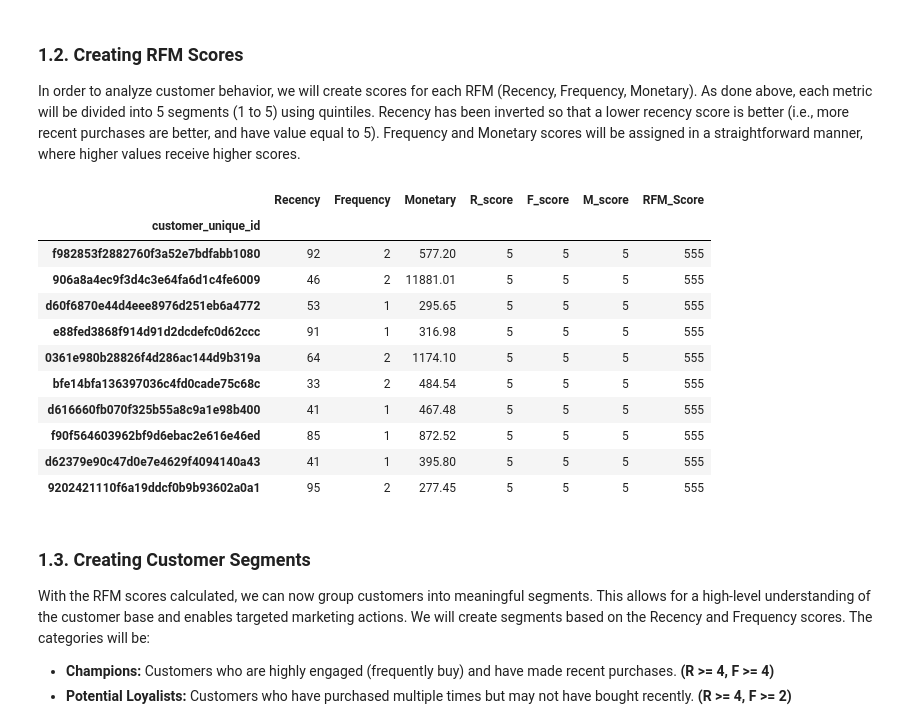
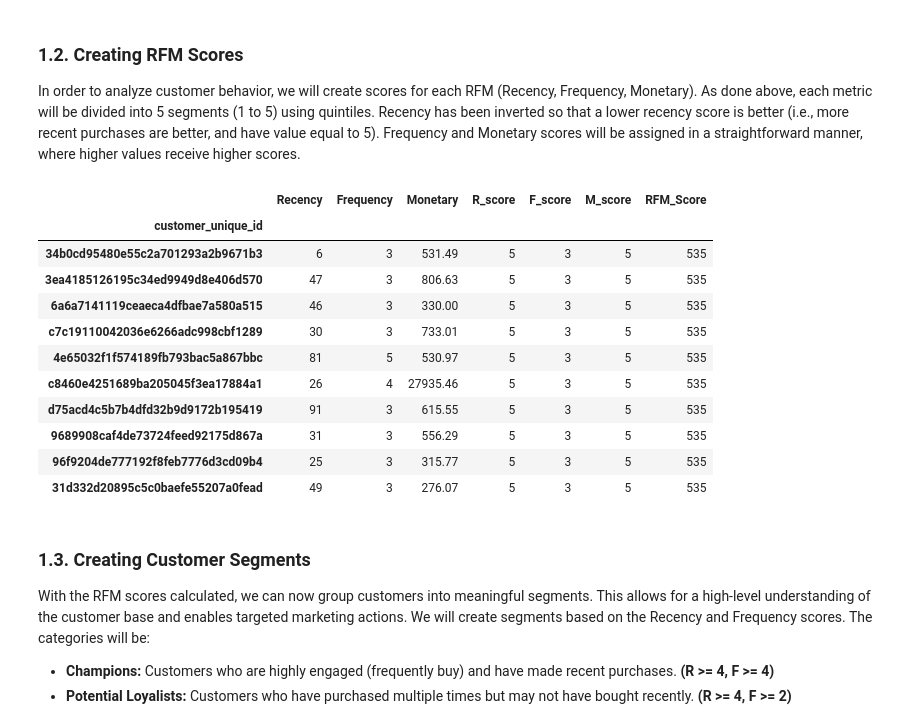
Before and after one commit to Lucas-Ker/olist-data-analysis-project, a Jupyter notebook: notebooks/03_customers_rfm_reviews.ipynb, the cells around one changed output. Cells and saved outputs as stored; diff of their text form; code cells hidden in the pictures.

```diff
--- a/notebooks/03_customers_rfm_reviews.ipynb
+++ b/notebooks/03_customers_rfm_reviews.ipynb
@@ -168,24 +169,29 @@ rfm_df.describe()
 
 In order to analyze customer behavior, we will create scores for each RFM (Recency, Frequency, Monetary). As done above, each metric will be divided into 5 segments (1 to 5) using quintiles. Recency has been inverted so that a lower recency score is better (i.e., more recent purchases are better, and have value equal to 5). Frequency and Monetary scores will be assigned in a straightforward manner, where higher values receive higher scores.
 # %%
-rfm_df['R_score'] = pd.qcut(rfm_df['Recency'], q=5, labels=[5, 4, 3, 2, 1])
-rfm_df['F_score'] = pd.qcut(rfm_df['Frequency'].rank(method='first'), q=5, labels=[1, 2, 3, 4, 5])
-rfm_df['M_score'] = pd.qcut(rfm_df['Monetary'], q=5, labels=[1, 2, 3, 4, 5])
+rfm_df['R_score'] = pd.qcut(rfm_df['Recency'], q=5, labels=[5, 4, 3, 2, 1]).astype(int)
+eps = 0.1
+freq_max = rfm_df['Frequency'].max() + eps
+freq_bins = [0, 1.0, 2.0, freq_max]
+freq_labels = [1, 2, 3]
+rfm_df['F_score'] = pd.cut(rfm_df['Frequency'], bins=freq_bins, labels=freq_labels, right=True, include_lowest=True).astype(int)
+m_labels = pd.qcut(rfm_df['Monetary'], q=5, duplicates='drop', labels=False)
+rfm_df['M_score'] = (m_labels + 1).astype(int)
 rfm_df['RFM_Score'] = rfm_df['R_score'].astype(str) + rfm_df['F_score'].astype(str) + rfm_df['M_score'].astype(str)
 display(rfm_df.sort_values(by='RFM_Score', ascending=False).head(10))
 # %% [output]
 |  | Recency | Frequency | Monetary | R_score | F_score | M_score | RFM_Score |
 | customer_unique_id |  |  |  |  |  |  |  |
-| f982853f2882760f3a52e7bdfabb1080 | 92 | 2 | 577.20 | 5 | 5 | 5 | 555 |
-| 906a8a4ec9f3d4c3e64fa6d1c4fe6009 | 46 | 2 | 11881.01 | 5 | 5 | 5 | 555 |
-| d60f6870e44d4eee8976d251eb6a4772 | 53 | 1 | 295.65 | 5 | 5 | 5 | 555 |
-| e88fed3868f914d91d2dcdefc0d62ccc | 91 | 1 | 316.98 | 5 | 5 | 5 | 555 |
-| 0361e980b28826f4d286ac144d9b319a | 64 | 2 | 1174.10 | 5 | 5 | 5 | 555 |
-| bfe14bfa136397036c4fd0cade75c68c | 33 | 2 | 484.54 | 5 | 5 | 5 | 555 |
-| d616660fb070f325b55a8c9a1e98b400 | 41 | 1 | 467.48 | 5 | 5 | 5 | 555 |
-| f90f564603962bf9d6ebac2e616e46ed | 85 | 1 | 872.52 | 5 | 5 | 5 | 555 |
-| d62379e90c47d0e7e4629f4094140a43 | 41 | 1 | 395.80 | 5 | 5 | 5 | 555 |
-| 9202421110f6a19ddcf0b9b93602a0a1 | 95 | 2 | 277.45 | 5 | 5 | 5 | 555 |
+| 34b0cd95480e55c2a701293a2b9671b3 | 6 | 3 | 531.49 | 5 | 3 | 5 | 535 |
+| 3ea4185126195c34ed9949d8e406d570 | 47 | 3 | 806.63 | 5 | 3 | 5 | 535 |
+| 6a6a7141119ceaeca4dfbae7a580a515 | 46 | 3 | 330.00 | 5 | 3 | 5 | 535 |
+| c7c19110042036e6266adc998cbf1289 | 30 | 3 | 733.01 | 5 | 3 | 5 | 535 |
+| 4e65032f1f574189fb793bac5a867bbc | 81 | 5 | 530.97 | 5 | 3 | 5 | 535 |
+| c8460e4251689ba205045f3ea17884a1 | 26 | 4 | 27935.46 | 5 | 3 | 5 | 535 |
+| d75acd4c5b7b4dfd32b9d9172b195419 | 91 | 3 | 615.55 | 5 | 3 | 5 | 535 |
+| 9689908caf4de73724feed92175d867a | 31 | 3 | 556.29 | 5 | 3 | 5 | 535 |
+| 96f9204de777192f8feb7776d3cd09b4 | 25 | 3 | 315.77 | 5 | 3 | 5 | 535 |
+| 31d332d20895c5c0baefe55207a0fead | 49 | 3 | 276.07 | 5 | 3 | 5 | 535 |
 # %% [markdown]
 ### 1.3. Creating Customer Segments
 
```
Also changed, not shown: parts of 20 cells of this notebook, 12 other files.
